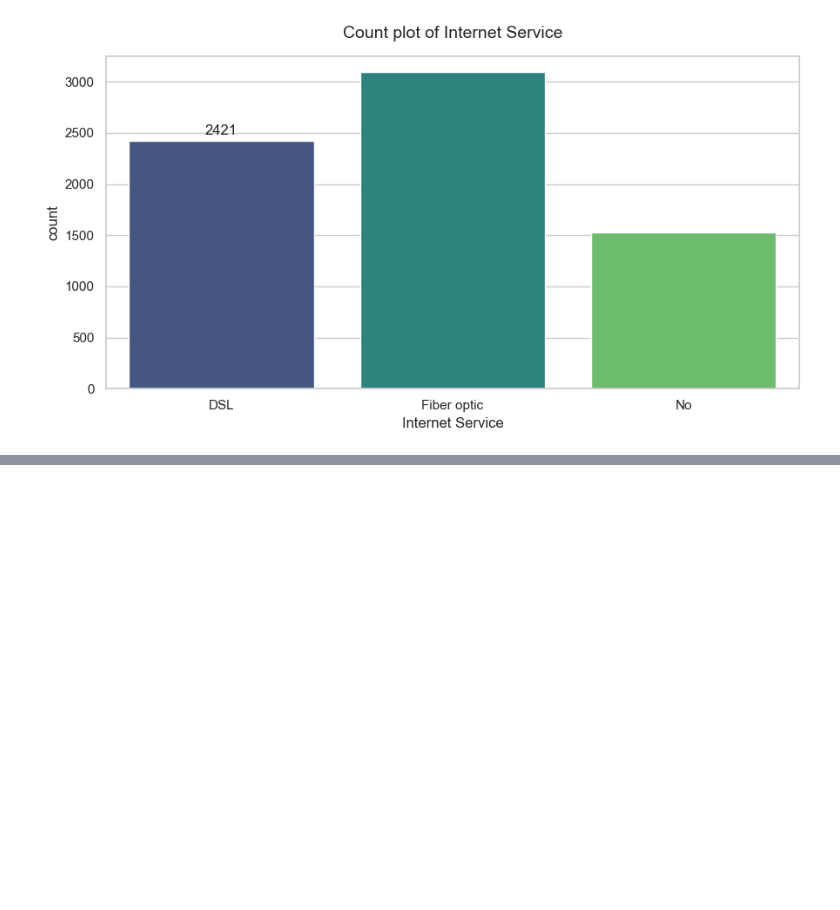
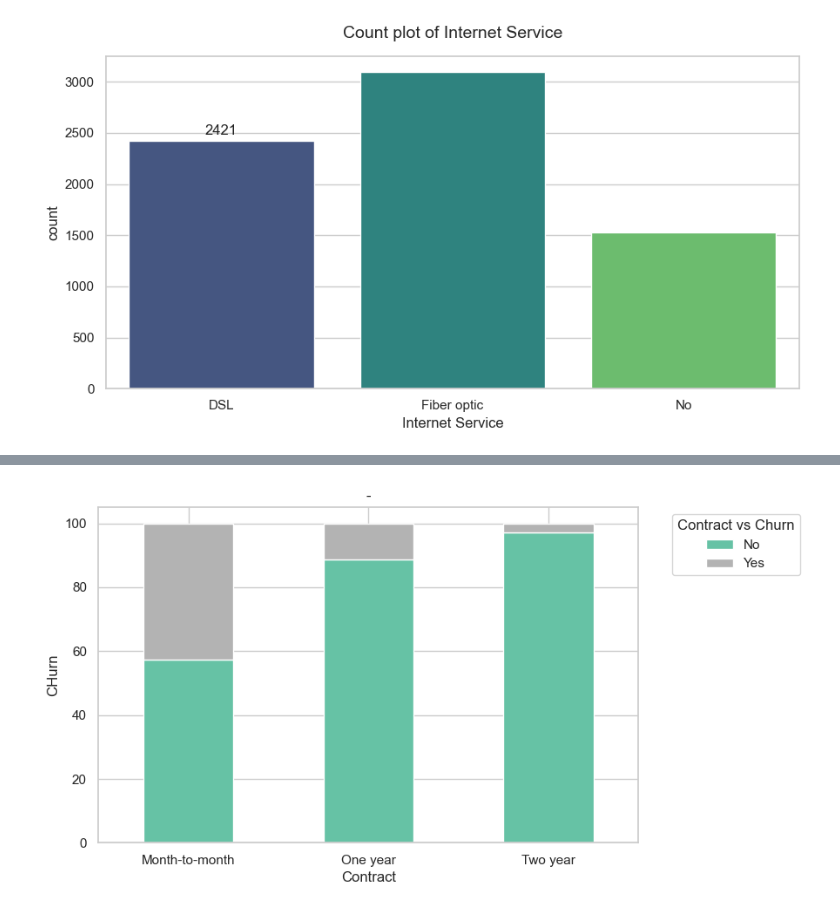
Before and after one commit to NimishDarne/Customer_Churn_Prediction, a Jupyter notebook: notebooks/01_data_understanding.ipynb, the cells around one changed output, grey strips where cells are left out. Cells and saved outputs as stored; diff of their text form; code cells hidden in the pictures; blank space fills up the shorter version.

```diff
--- a/notebooks/01_data_understanding.ipynb
+++ b/notebooks/01_data_understanding.ipynb
@@ -494,0 +555,17 @@ plt.show()
+# %%
+# .plot(kind='bar', stacked=True) converts a crosstab directly into a stacked bar plot
+row_percentages.plot(
+    kind='bar',
+    stacked=True,
+    figsize=(8, 5),
+    colormap='Set2'
+)
+
+plt.title("-")
+plt.xlabel("Contract")
+plt.ylabel("CHurn")
+plt.legend(title="Contract vs Churn", bbox_to_anchor=(1.05, 1)) # Put legend outside plot
+plt.xticks(rotation=0) # Keep category labels horizontal and easy to read
+plt.show()
+# %% [output]
+[figure, added]
```
Also changed, not shown: parts of 15 cells of this notebook, 9 other files.
